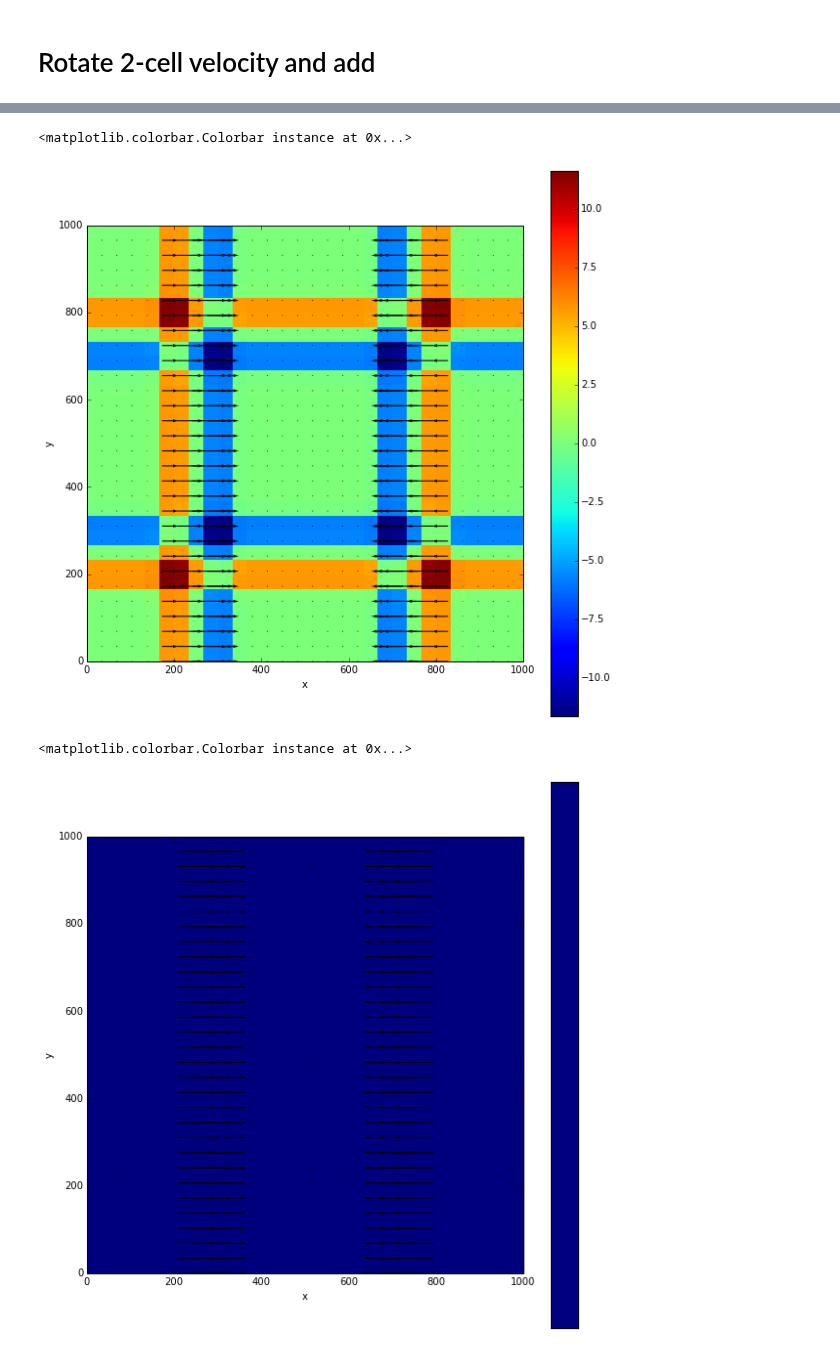
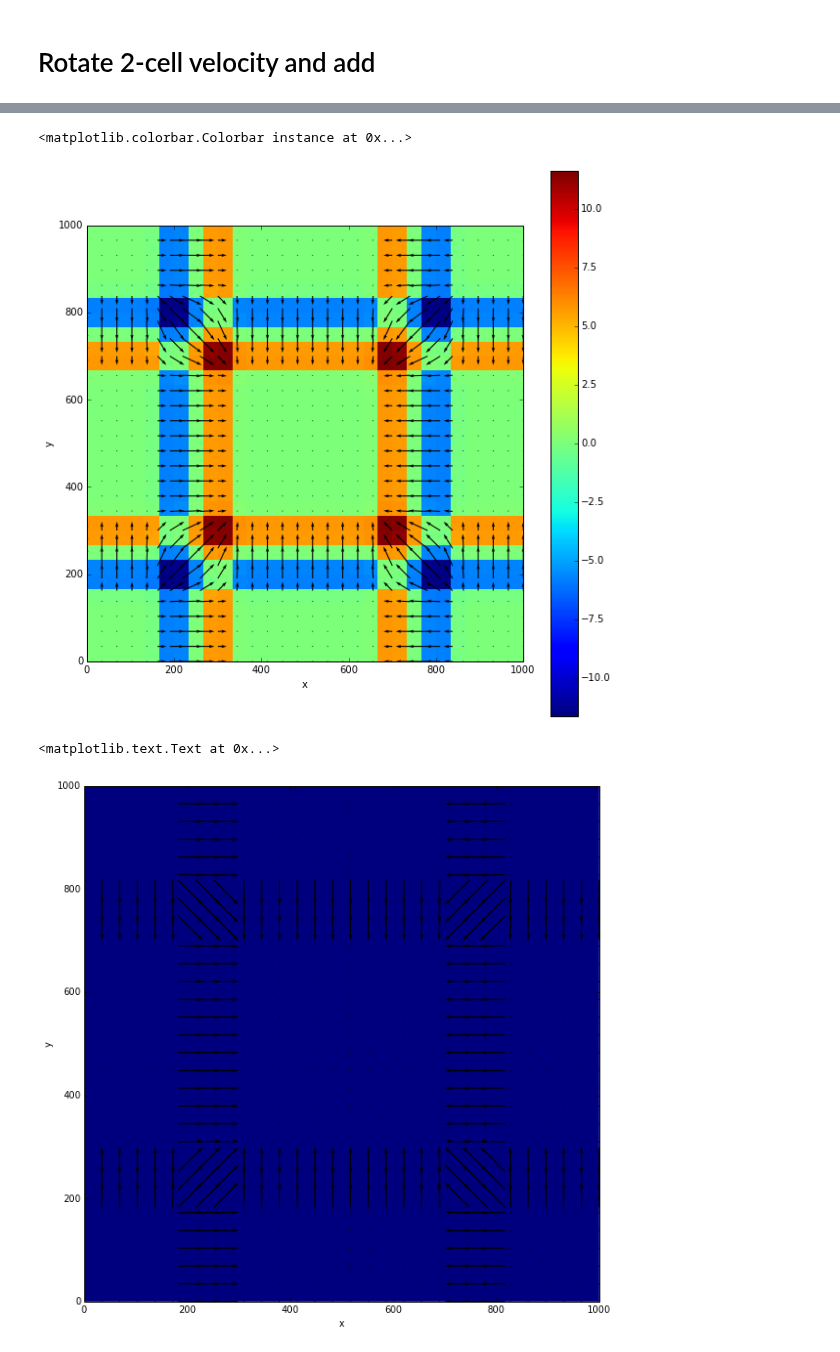
Before and after one commit to UBC-MOAD/pa-th-simple, a Jupyter notebook: prelim-model/Evaluation of 3D centred velocity - Step 2.ipynb, the cells around one changed output, grey strips where cells are left out. Cells and saved outputs as stored; diff of their text form; code cells hidden in the pictures.

Commit message:
Completed 3D flow module threeflow.py, plotted results in testbook nb.

```diff
--- a/prelim-model/Evaluation of 3D centred velocity - Step 2.ipynb
+++ b/prelim-model/Evaluation of 3D centred velocity - Step 2.ipynb
@@ -296,7 +296,7 @@ y[0:nx/2] = np.linspace(-c/2, c/2, ny/2)
 y[nx/2:] = np.linspace(c/2, -c/2, ny/2)
 
 z = np.linspace(-b/2, b/2, nz)
-[xx, zz, yy] = np.meshgrid(x, z, y)
+[yy, zz, xx] = np.meshgrid(y, z, x)
 zz[:, nx/2:,:] = - zz[:, nx/2:,:]
 
 rr = np.sqrt(xx**2 + zz**2)
@@ -311,9 +311,9 @@ uz = uz / np.max(uz) * V * zmax/xmax
 # store solution in a tensor
 u = np.zeros([3, nz, nx, ny])
 ux = u[1,:,:,:]
-u[0,:,:,:] = uz
 # spatial step
 dx = (xmax - xmin) / (nx - 1)
+dy = (ymax - ymin) / (ny - 1)
 dz = (zmax - zmin) / (nz - 1)
 
 # vectorize in z, redefine u[j+1] with u[j-1]
@@ -321,17 +321,12 @@ i = np.arange(1, nz - 1, 1, dtype = int)
 j = 1
 while j <= nx-2:
 
-    ux[i, j + 1, :] = ux[i, j - 1, :] - dx/dz* ( uz[i + 1,j, :] - uz[i - 1, j, :])
+    ux[i,:,j+1] = ux[i,:,j-1] - dx/dz* ( uz[i+1,:,j] - uz[i-1,:,j])
 
     j += 1
-
-# store solution
-u[1,:,:,:] = ux
 # %%
 # define a grid that will produce downwelling
 rr = np.sqrt(yy**2 + zz**2)
-# scale the flow in closer to centre of domain
-scale = 0.9
 idx = rr < (a/2) * scale
 # apply a Gaussian to fade edges
 uz90 = np.zeros((nz, nx, ny))
@@ -340,21 +335,15 @@ uz90[idx] = -np.sin(2*pi*rr[idx] / (a*scale)) / rr[idx] * -yy[idx]* np.exp(-2*rr
 uz90 = uz90 / np.max(uz90) * V * zmax/ymax
 # store solution in a tensor
 uy = u[2,:,:,:]
-u[0,:,:,:] = uz90
-# spatial step
-dy = (ymax - ymin) / (ny - 1)
-
+u[0,:,:,:] = uz90 + uz
 # vectorize in z, redefine u[j+1] with u[j-1]
 i = np.arange(1, nz - 1, 1, dtype = int)
 j = 1
 while j <= ny-2:
 
-    uy[i, :, j + 1] = uy[i, :, j - 1] - dy/dz* ( uz90[i + 1,:,j] - uz90[i - 1, :,j])
+    uy[i,j+1,:] = uy[i,j-1,:] - dy/dz* ( uz90[i + 1,j,:] - uz90[i-1,j,:])
 
     j += 1
-
-# store solution
-u[2,:,:,:] = uy
 # %%
 # plot the different planar intersections
 x = np.linspace(xmin, xmax, nx)
@@ -475,25 +464,24 @@ plt.colorbar(im)
 # %%
 n = 2
 fig = plt.figure(figsize=(10, 10))
-im = plt.imshow(-100*(uz[n,:,:]+uz90[n,:,:]), interpolation='none',extent=[0,1000,0,1000])
-plt.quiver(1e-3*x, 1e-3*y, u[2,n,:,:], u[1,n,:,:], angles='xy', scale_units='xy')
+plb.quiver(1e-3*x, 1e-3*y, u[1,n,:,:], u[2,n,:,:], pivot = 'mid')
+im = plt.imshow(100*(u[0,n,:,:]), interpolation='none',extent=[0,1000,0,1000])
 plt.xlabel('x')
 plt.ylabel('y')
 plt.colorbar(im)
 # %% [output]
 <matplotlib.colorbar.Colorbar instance at 0x...>
-[figure, old version]
+[figure, new version]
 # %%
 n = 1
 fig = plt.figure(figsize=(10, 10))
-im = plt.imshow(-100*(uz[n,:,:]+uz90[n,:,:]), interpolation='none',extent=[0,1000,0,1000])
-plt.quiver(1e-3*x, 1e-3*y, u[2,n,:,:], u[1,n,:,:], angles='xy', scale_units='xy')
+plb.quiver(1e-3*x, 1e-3*y, u[1,n,:,:], u[2,n,:,:], pivot = 'mid')
+im = plt.imshow(100*(u[0,n,:,:]), interpolation='none',extent=[0,1000,0,1000])
 plt.xlabel('x')
 plt.ylabel('y')
-plt.colorbar(im)
 # %% [output]
-<matplotlib.colorbar.Colorbar instance at 0x...>
+<matplotlib.text.Text at 0x...>
-[figure, old version]
+[figure, new version]
 # %%
 n = 0
 fig = plt.figure(figsize=(10, 10))
```
Also changed, not shown: parts of 28 cells of this notebook, 3 other files.
